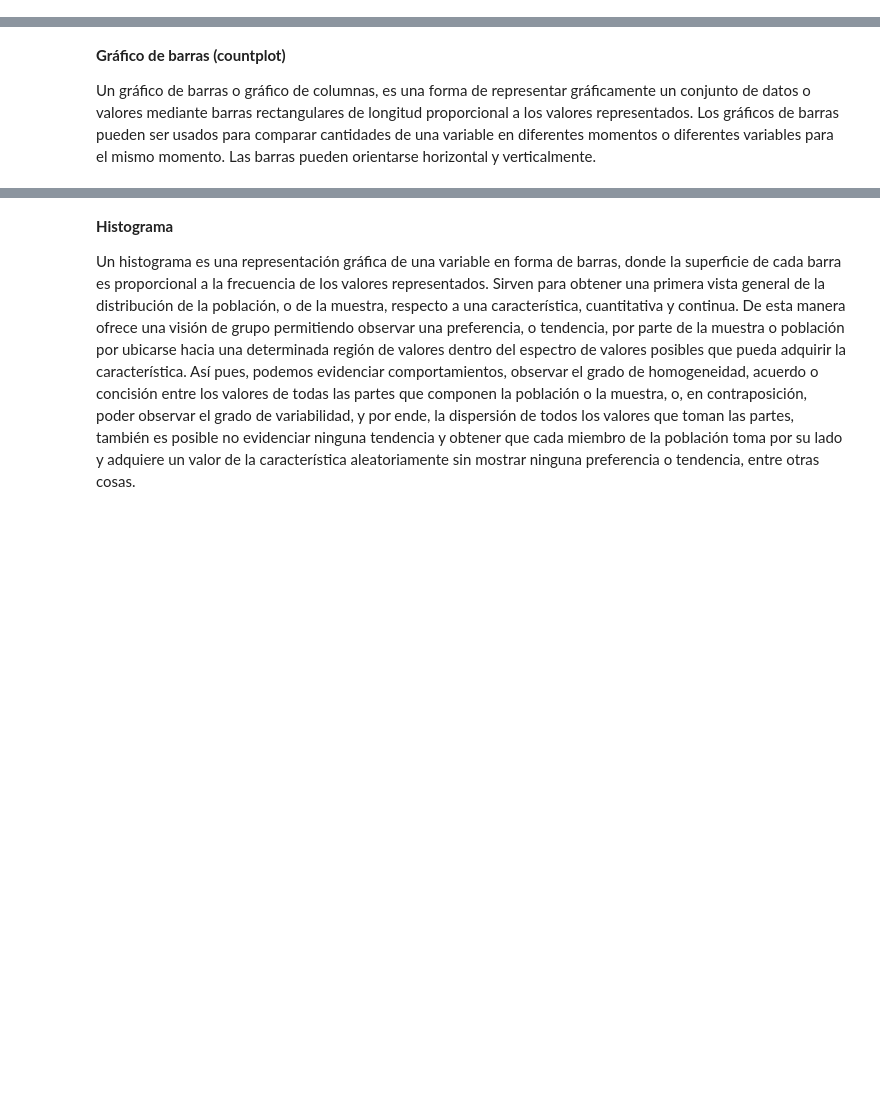
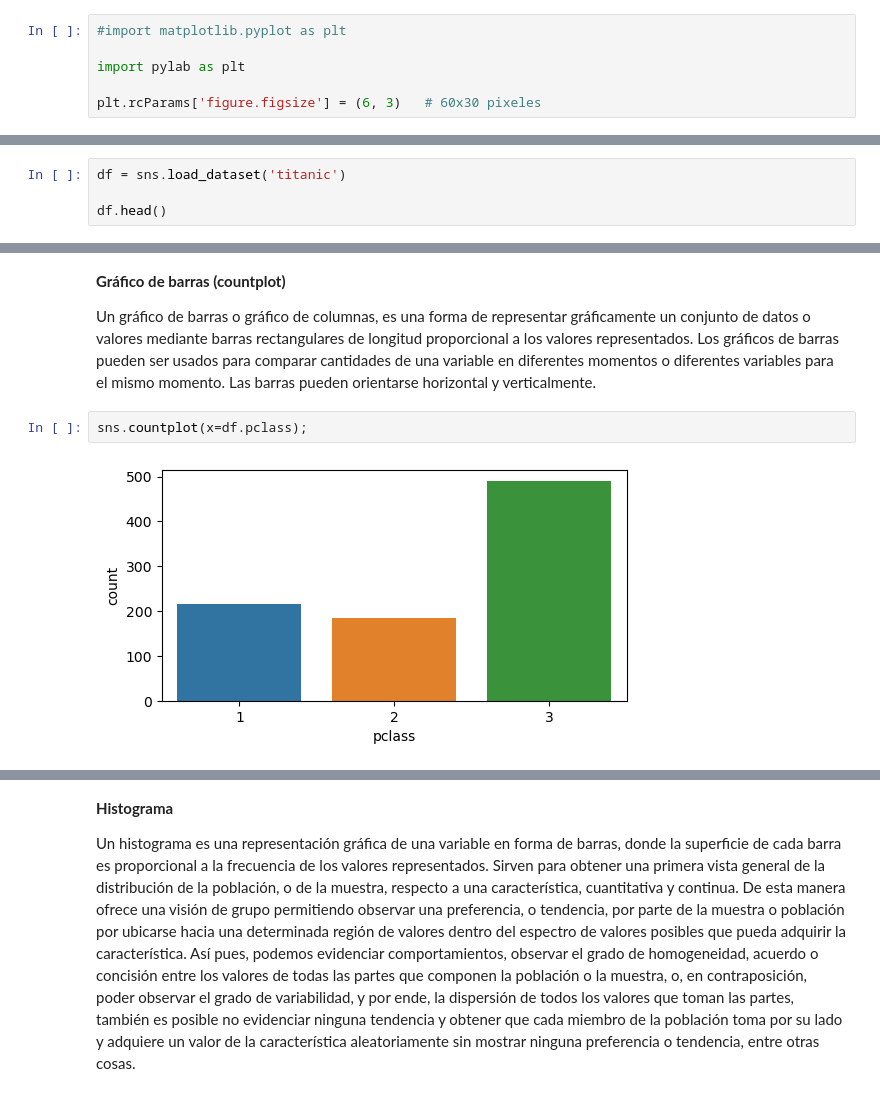
Before and after one commit to Ironhack-Data-Madrid-Enero-2024/apuntes_clase, a Jupyter notebook: semana_5/1.0 - Estadistica descriptiva.ipynb, the cells around one changed output, grey strips where cells are left out. Saved outputs shown, nothing was run; the diff lists cells and outputs as text; blank space fills up the shorter version.

```diff
--- a/semana_5/1.0 - Estadistica descriptiva.ipynb
+++ b/semana_5/1.0 - Estadistica descriptiva.ipynb
@@ -623,0 +994,6 @@ Veamos las librerias de básicas de python para graficar.
+# %%
+#import matplotlib.pyplot as plt
+
+import pylab as plt
+
+plt.rcParams['figure.figsize'] = (6, 3)   # 60x30 pixeles
@@ -623,0 +1002,4 @@ Veamos las librerias de básicas de python para graficar.
+# %%
+df = sns.load_dataset('titanic')
+
+df.head()
@@ -625,3 +1058,7 @@ Veamos las librerias de básicas de python para graficar.
 **Gráfico de barras (countplot)**
 
 Un gráfico de barras o gráfico de columnas, es una forma de representar gráficamente un conjunto de datos o valores mediante barras rectangulares de longitud proporcional a los valores representados. Los gráficos de barras pueden ser usados para comparar cantidades de una variable en diferentes momentos o diferentes variables para el mismo momento. Las barras pueden orientarse horizontal y verticalmente.
+# %%
+sns.countplot(x=df.pclass);
+# %% [output]
+[figure, added]
```
Also changed, not shown: parts of 80 cells of this notebook, 1 other file.
